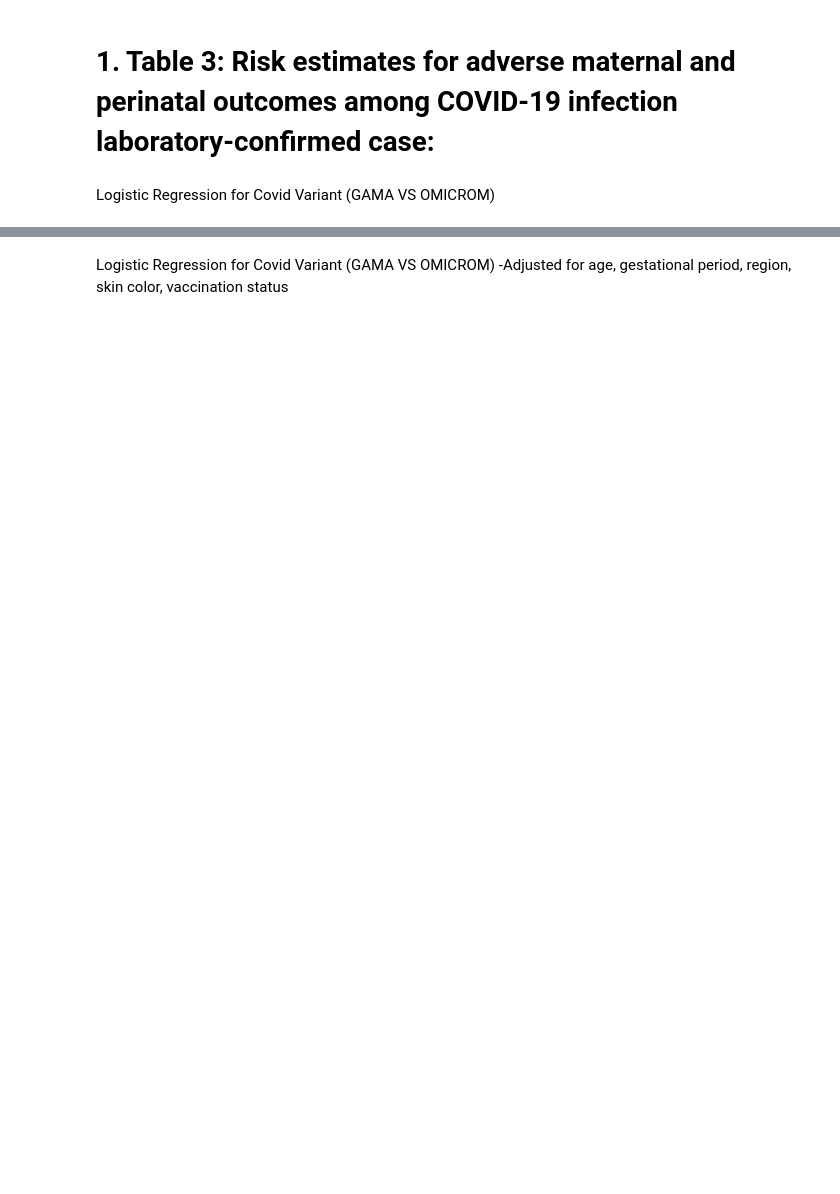
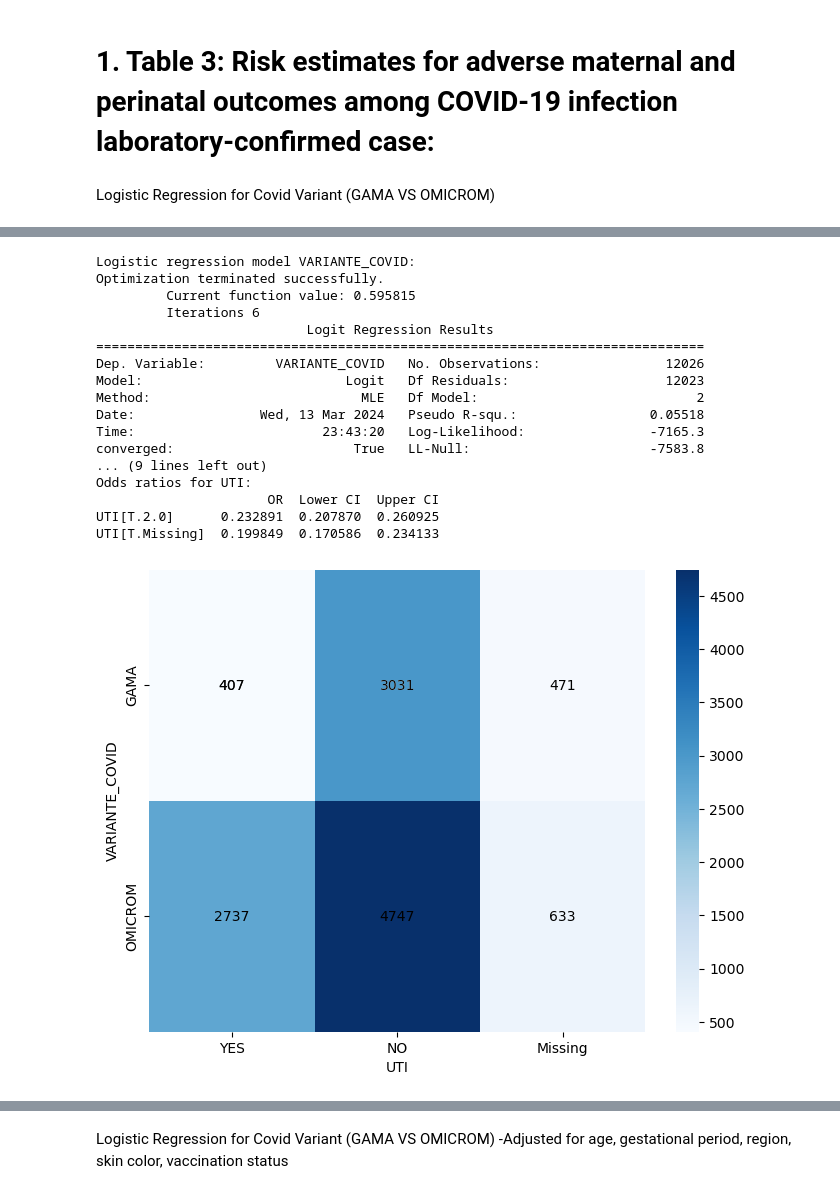
Before and after one commit to LucasTramonte/Analysis-SARS-CoV-2-variants, a Jupyter notebook: Logistic_Regression.ipynb, the cells around one changed output, grey strips where cells are left out. Cells and saved outputs as stored; diff of their text form; code cells hidden in the pictures; blank space fills up the shorter version.

```diff
--- a/Logistic_Regression.ipynb
+++ b/Logistic_Regression.ipynb
@@ -176,0 +153,21 @@ GAMA                                 14  6460      505   1138
+# %%
+analyze_and_plot("VARIANTE_COVID", "UTI", df_temp, 1, 3, "GAMA", "OMICROM")
+# %% [output]
+Logistic regression model VARIANTE_COVID:
+Optimization terminated successfully.
+         Current function value: 0.595815
+         Iterations 6
+                           Logit Regression Results
+==============================================================================
+Dep. Variable:         VARIANTE_COVID   No. Observations:                12026
+Model:                          Logit   Df Residuals:                    12023
+Method:                           MLE   Df Model:                            2
+Date:                Wed, 13 Mar 2024   Pseudo R-squ.:                 0.05518
+Time:                        23:43:20   Log-Likelihood:                -7165.3
+converged:                       True   LL-Null:                       -7583.8
+... (9 lines left out)
+Odds ratios for UTI:
+                      OR  Lower CI  Upper CI
+UTI[T.2.0]      0.232891  0.207870  0.260925
+UTI[T.Missing]  0.199849  0.170586  0.234133
+[figure, added]
```
Also changed, not shown: parts of 30 cells of this notebook.
